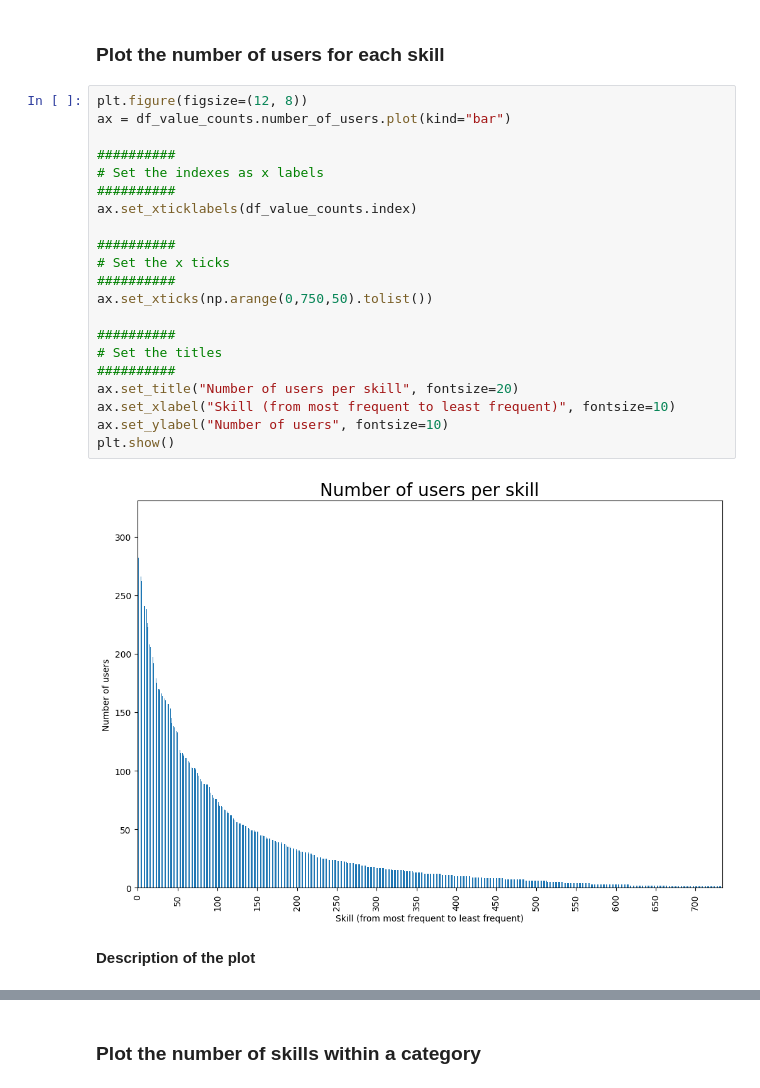
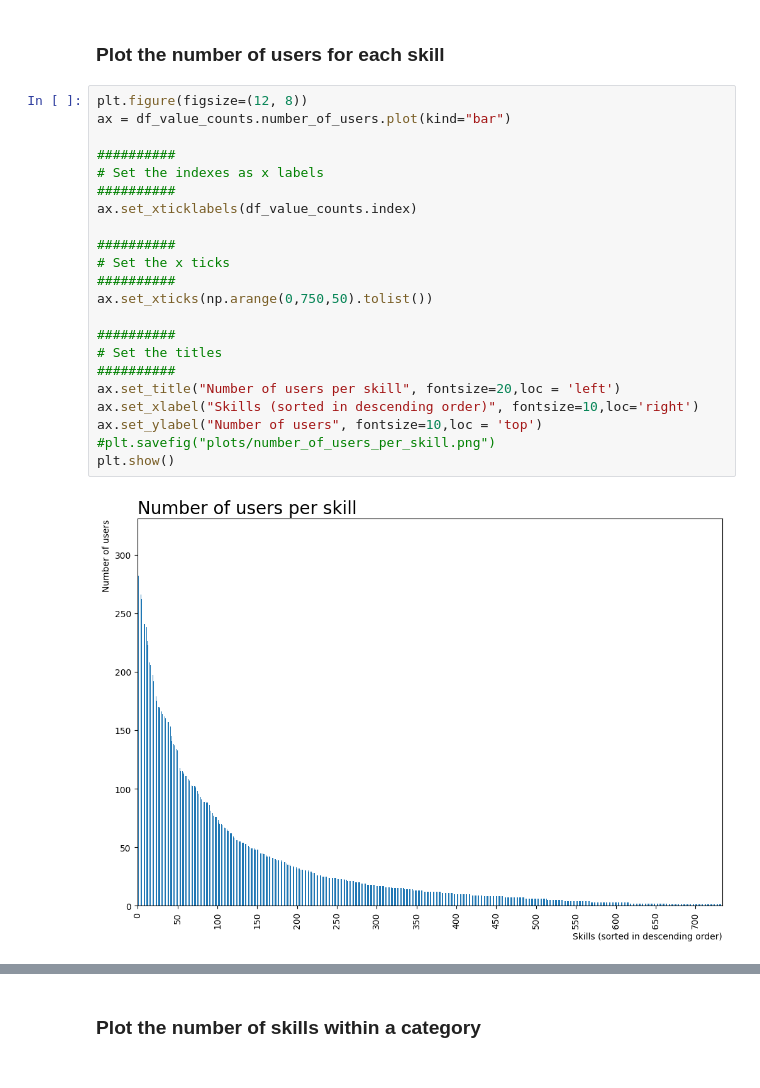
Before and after one commit to maximizer36/DS_AP, a Jupyter notebook: AP_descriptive_analysis.ipynb, the cells around one changed output, grey strips where cells are left out. Saved outputs shown, nothing was run; the diff lists cells and outputs as text.

Commit message:
plots

```diff
--- a/AP_descriptive_analysis.ipynb
+++ b/AP_descriptive_analysis.ipynb
@@ -89,25 +110,24 @@ df_value_counts
 # %%
 plt.figure(figsize=(12, 8))
 ax = df_value_counts.number_of_users.plot(kind="bar")
 
 ##########
 # Set the indexes as x labels
 ##########
 ax.set_xticklabels(df_value_counts.index)
 
 ##########
 # Set the x ticks
 ##########
 ax.set_xticks(np.arange(0,750,50).tolist())
 
 ##########
 # Set the titles
 ##########
-ax.set_title("Number of users per skill", fontsize=20)
-ax.set_xlabel("Skill (from most frequent to least frequent)", fontsize=10)
-ax.set_ylabel("Number of users", fontsize=10)
+ax.set_title("Number of users per skill", fontsize=20,loc = 'left')
+ax.set_xlabel("Skills (sorted in descending order)", fontsize=10,loc='right')
+ax.set_ylabel("Number of users", fontsize=10,loc = 'top')
+#plt.savefig("plots/number_of_users_per_skill.png")
 plt.show()
 # %% [output]
-[figure, old version]
+[figure, new version]
-# %% [markdown]
-**Description of the plot**
```
Also changed, not shown: parts of 18 cells of this notebook, 3 other files.
